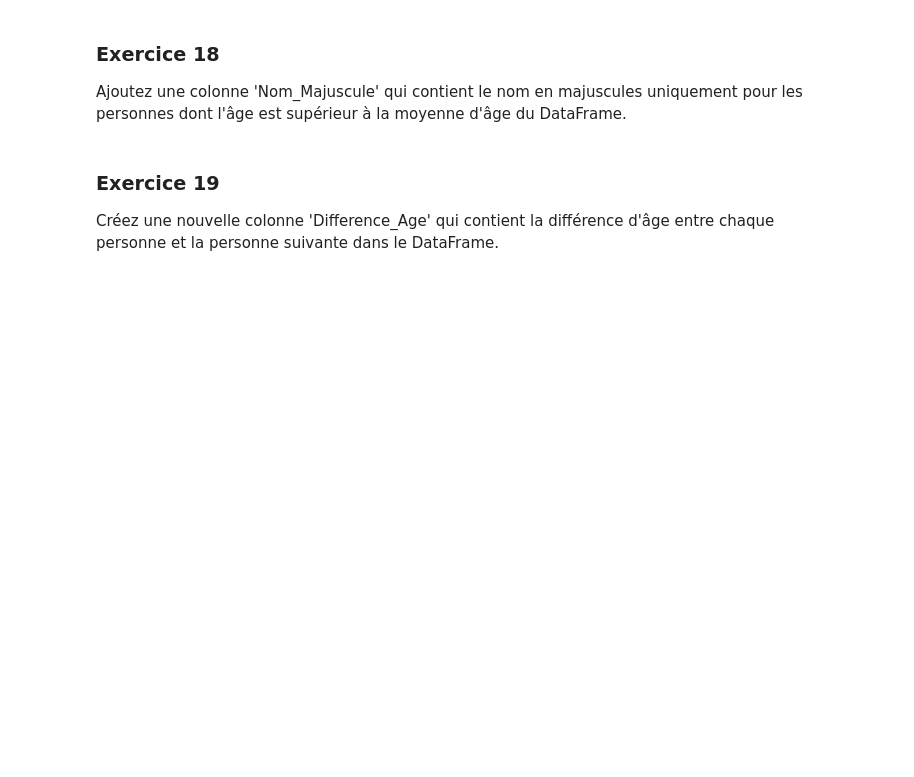
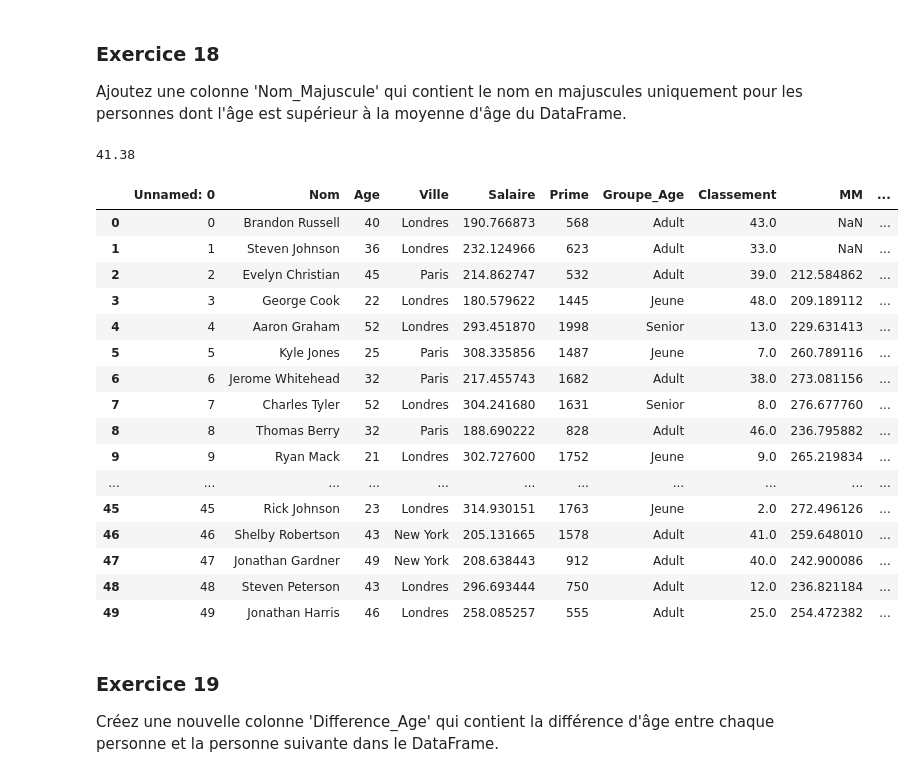
Before and after one commit to Yann-Fournier/Manipulation-de-donn-es-Python-B2, a Jupyter notebook: Pandas/TD_pandas.ipynb, the cells around one changed output. Cells and saved outputs as stored; diff of their text form; code cells hidden in the pictures; blank space fills up the shorter version.

```diff
--- a/Pandas/TD_pandas.ipynb
+++ b/Pandas/TD_pandas.ipynb
@@ -61,3 +204,6 @@ Importez le DataFrame à partir du fichier CSV 'donnees.csv' que vous venez de c
 # %% [markdown]
 ### Exercice 12
 Remplacez les valeurs de la colonne 'Salaire' par la racine carrée de ces valeurs.
+# %%
+df['Salaire'] = df['Salaire'] ** 0.5
+df
@@ -67,3 +238,6 @@ Sélectionnez les lignes où la ville est 'Paris' et l'âge est inférieur à 30
 # %% [markdown]
 ### Exercice 14
 Créez une nouvelle colonne 'Groupe_Age' en catégorisant l'âge en 'Jeune' (<30), 'Adulte' (30-50), et 'Senior' (>50).
+# %%
+df['Groupe_Age'] = pd.cut(df['Age'], [0, 30, 50, 100], labels=['Jeune', 'Adult', 'Senior'])
+df
@@ -73,3 +273,6 @@ Calculez la moyenne du salaire pour chaque groupe d'âge dans le DataFrame.
 # %% [markdown]
 ### Exercice 16
 Créez une nouvelle colonne 'Classement' qui attribue le rang à chaque personne en fonction du salaire, en ordre décroissant. Gérez les égalités en attribuant la même valeur de classement à des salaires égaux.
+# %%
+df['Classement'] = df['Salaire'].rank(ascending=False)
+df
@@ -76,3 +297,6 @@ Créez une nouvelle colonne 'Classement' qui attribue le rang à chaque personne
 # %% [markdown]
 ### Exercice 17
 Calculez la moyenne mobile sur trois périodes pour la colonne 'Salaire'. La moyenne mobile est la moyenne des valeurs actuelle, précédente et suivante dans la série.
+# %%
+df['MM'] = df['Salaire'].rolling(3).mean()
+df
@@ -79,6 +321,29 @@ Calculez la moyenne mobile sur trois périodes pour la colonne 'Salaire'. La moy
 # %% [markdown]
 ### Exercice 18
 Ajoutez une colonne 'Nom_Majuscule' qui contient le nom en majuscules uniquement pour les personnes dont l'âge est supérieur à la moyenne d'âge du DataFrame.
+# %%
+print(df['Age'].mean())
+df['Nom_Majuscule'] = df.loc[df['Age'] > df['Age'].mean(), 'Nom'].str.upper()
+df
+# %% [output]
+41.38
+|  | Unnamed: 0 | Nom | Age | Ville | Salaire | Prime | Groupe_Age | Classement | MM | ... |
+| 0 | 0 | Brandon Russell | 40 | Londres | 190.766873 | 568 | Adult | 43.0 | NaN | ... |
+| 1 | 1 | Steven Johnson | 36 | Londres | 232.124966 | 623 | Adult | 33.0 | NaN | ... |
+| 2 | 2 | Evelyn Christian | 45 | Paris | 214.862747 | 532 | Adult | 39.0 | 212.584862 | ... |
+| 3 | 3 | George Cook | 22 | Londres | 180.579622 | 1445 | Jeune | 48.0 | 209.189112 | ... |
+| 4 | 4 | Aaron Graham | 52 | Londres | 293.451870 | 1998 | Senior | 13.0 | 229.631413 | ... |
+| 5 | 5 | Kyle Jones | 25 | Paris | 308.335856 | 1487 | Jeune | 7.0 | 260.789116 | ... |
+| 6 | 6 | Jerome Whitehead | 32 | Paris | 217.455743 | 1682 | Adult | 38.0 | 273.081156 | ... |
+| 7 | 7 | Charles Tyler | 52 | Londres | 304.241680 | 1631 | Senior | 8.0 | 276.677760 | ... |
+| 8 | 8 | Thomas Berry | 32 | Paris | 188.690222 | 828 | Adult | 46.0 | 236.795882 | ... |
+| 9 | 9 | Ryan Mack | 21 | Londres | 302.727600 | 1752 | Jeune | 9.0 | 265.219834 | ... |
+| ... | ... | ... | ... | ... | ... | ... | ... | ... | ... | ... |
+| 45 | 45 | Rick Johnson | 23 | Londres | 314.930151 | 1763 | Jeune | 2.0 | 272.496126 | ... |
+| 46 | 46 | Shelby Robertson | 43 | New York | 205.131665 | 1578 | Adult | 41.0 | 259.648010 | ... |
+| 47 | 47 | Jonathan Gardner | 49 | New York | 208.638443 | 912 | Adult | 40.0 | 242.900086 | ... |
+| 48 | 48 | Steven Peterson | 43 | Londres | 296.693444 | 750 | Adult | 12.0 | 236.821184 | ... |
+| 49 | 49 | Jonathan Harris | 46 | Londres | 258.085257 | 555 | Adult | 25.0 | 254.472382 | ... |
 # %% [markdown]
 ### Exercice 19
 Créez une nouvelle colonne 'Difference_Age' qui contient la différence d'âge entre chaque personne et la personne suivante dans le DataFrame.
```
Also changed, not shown: parts of 19 cells of this notebook, 1 other file.
